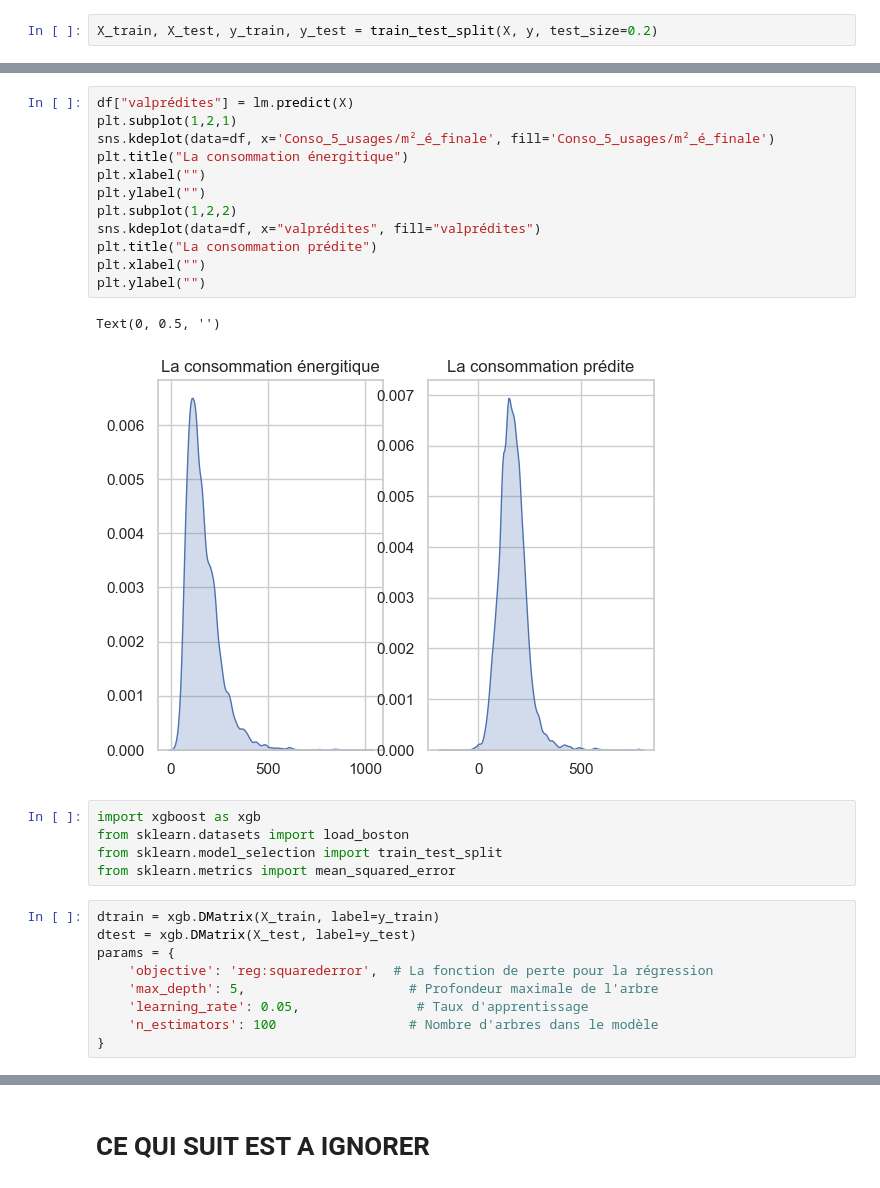
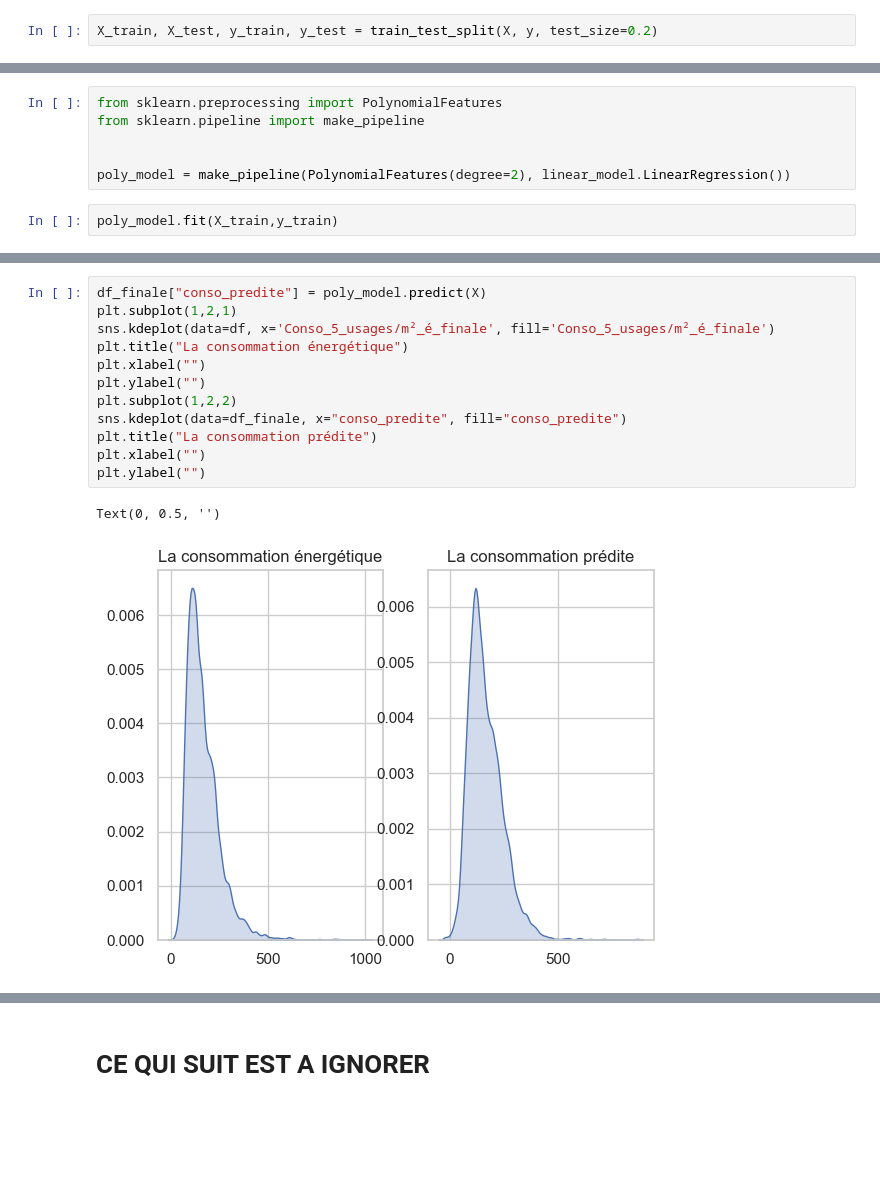
Before and after one commit to LACHQER-Wiam/Projet-Python, a Jupyter notebook: data.ipynb, the cells around one changed output, grey strips where cells are left out. Saved outputs shown, nothing was run; the diff lists cells and outputs as text; blank space fills up the shorter version.

Commit message:
modèles finaux  et génération de l’étiquette

```diff
--- a/data.ipynb
+++ b/data.ipynb
@@ -669,0 +672,8 @@ print("L’erreur moyenne absolue pour les données du test:",mae_test)
+# %%
+from sklearn.preprocessing import PolynomialFeatures
+from sklearn.pipeline import make_pipeline
+
+
+poly_model = make_pipeline(PolynomialFeatures(degree=2), linear_model.LinearRegression())
+# %%
+poly_model.fit(X_train,y_train)
@@ -681,29 +710,15 @@ plt.show()
 # %%
-df["valprédites"] = lm.predict(X)
+df_finale["conso_predite"] = poly_model.predict(X)
 plt.subplot(1,2,1)
 sns.kdeplot(data=df, x='Conso_5_usages/m²_é_finale', fill='Conso_5_usages/m²_é_finale')
-plt.title("La consommation énergitique")
+plt.title("La consommation énergétique")
 plt.xlabel("")
 plt.ylabel("")
 plt.subplot(1,2,2)
-sns.kdeplot(data=df, x="valprédites", fill="valprédites")
+sns.kdeplot(data=df_finale, x="conso_predite", fill="conso_predite")
 plt.title("La consommation prédite")
 plt.xlabel("")
 plt.ylabel("")
 # %% [output]
 Text(0, 0.5, '')
-[figure, old version]
+[figure, new version]
-# %%
-import xgboost as xgb
-from sklearn.datasets import load_boston
-from sklearn.model_selection import train_test_split
-from sklearn.metrics import mean_squared_error
-# %%
-dtrain = xgb.DMatrix(X_train, label=y_train)
-dtest = xgb.DMatrix(X_test, label=y_test)
-params = {
-    'objective': 'reg:squarederror',  # La fonction de perte pour la régression
-    'max_depth': 5,                     # Profondeur maximale de l'arbre
-    'learning_rate': 0.05,               # Taux d'apprentissage
-    'n_estimators': 100                 # Nombre d'arbres dans le modèle
-}
```
Also changed, not shown: parts of 25 cells of this notebook.
